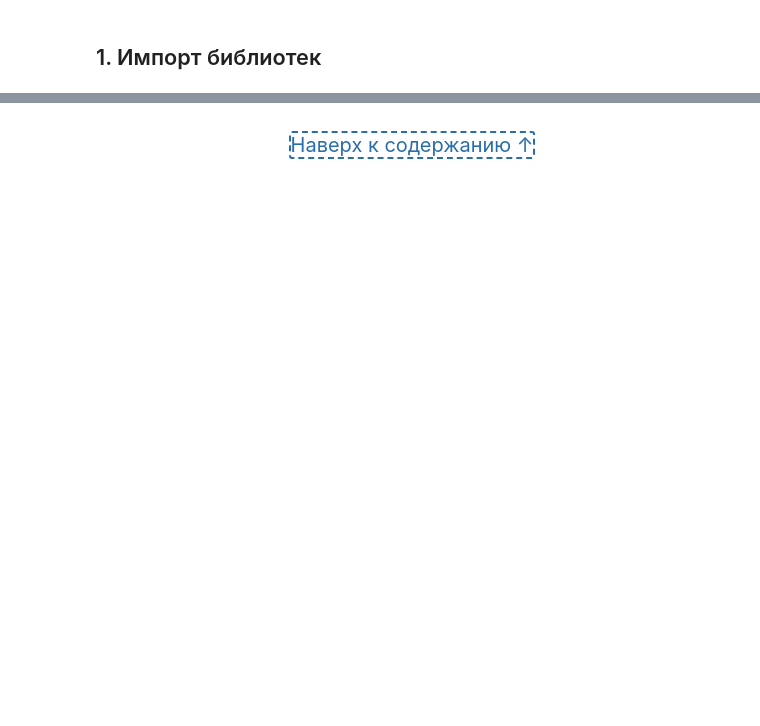
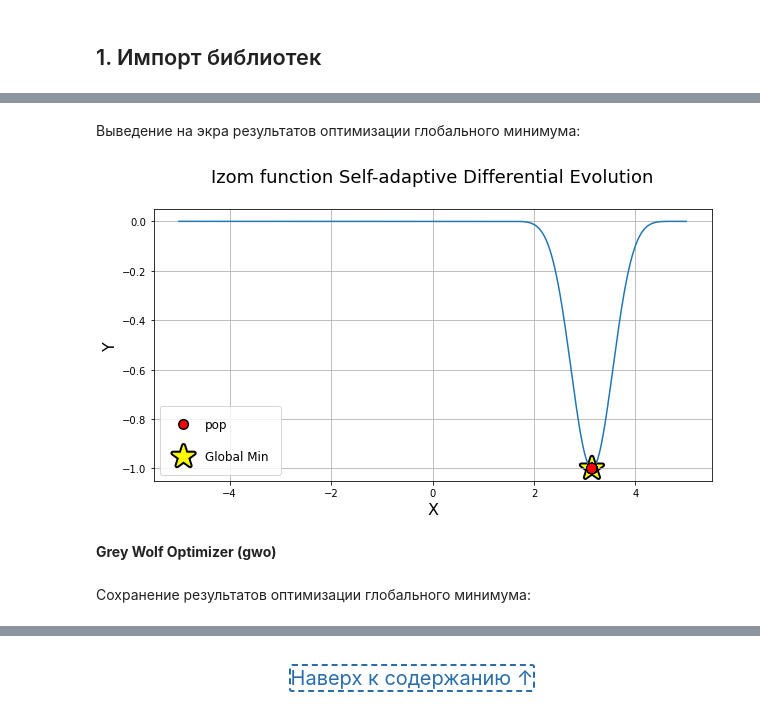
Before and after one commit to tidalinn/mai_term01_artificial_intelligence_course, a Jupyter notebook: 02_laboratory_work.ipynb, the cells around one changed output, grey strips where cells are left out. Drawn from its saved outputs; the diff is of its cells as text; code cells hidden in the pictures; blank space fills up the shorter version.

```diff
--- a/02_laboratory_work.ipynb
+++ b/02_laboratory_work.ipynb
@@ -161,0 +147,25 @@ plt.show()
+# %%
+def get_algo_pop(prob: Mapping,
+                 algo_f: Mapping,
+                 gens: int = 1000,
+                 pops: int = 100):
+
+    """Get search params and best param
+
+       Args:
+           loss_f (Mapping): loss function
+           algo_f (Mapping): algorithm function
+           gens (int, optional): number of gens. Defaults to 1000
+           pops (int, optional): number of pops. Defaults to 100
+
+       Return:
+           Tuple: x and f values, best x
+    """
+
+    algo = pg.algorithm(algo_f(gen=gens))
+    algo.set_verbosity(pops)
+
+    pop = pg.population(prob, pops)
+    pop = algo.evolve(pop)
+
+    return pop.get_x()[:, 0], pop.get_f()[:, 0], pop.champion_x
@@ -161,0 +198,15 @@ plt.show()
+# %%
+get_x, get_f, champion_x = get_algo_pop(prob, pg.sade)
+# %% [markdown]
+Выведение на экра результатов оптимизации глобального минимума:
+# %%
+plot_function_min_search_2d(x_linear, y_linear, izom_loss,
+                            [get_x, get_f],
+                            'Izom function Self-adaptive Differential Evolution',
+                            champion_x)
+# %% [output]
+[figure, added]
+# %% [markdown]
+**Grey Wolf Optimizer (gwo)**
+# %% [markdown]
+Сохранение результатов оптимизации глобального минимума:
```
Also changed, not shown: parts of 64 cells of this notebook.
